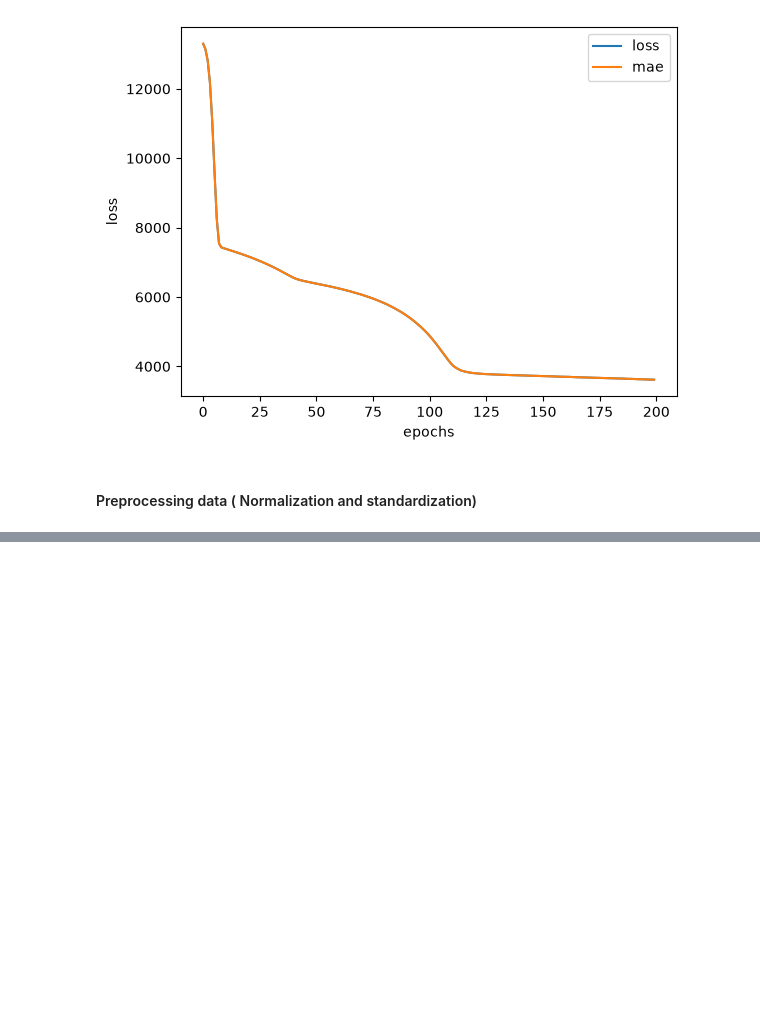
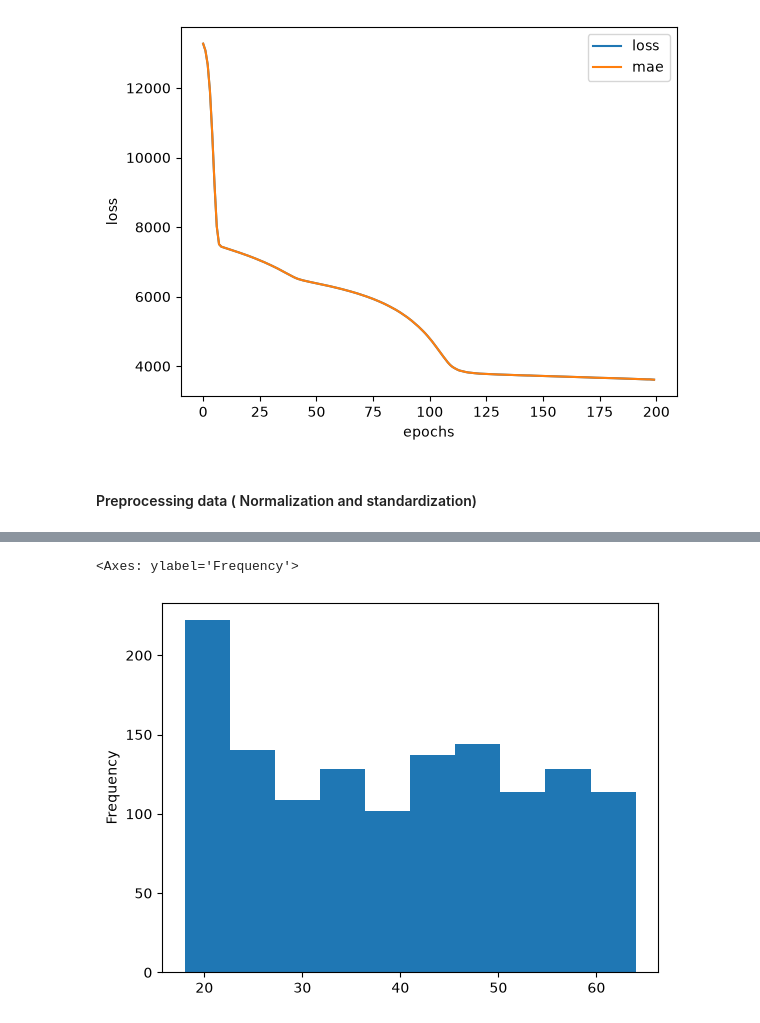
Before and after one commit to PALAKKKAGARWAL/TensorFlow, a Jupyter notebook: example1.ipynb, the cells around one changed output, grey strips where cells are left out. Saved outputs shown, nothing was run; the diff lists cells and outputs as text; code cells hidden in the pictures; blank space fills up the shorter version.

```diff
--- a/example1.ipynb
+++ b/example1.ipynb
@@ -198,0 +220,5 @@ Text(0.5, 0, 'epochs')
+# %%
+X["age"].plot(kind="hist")
+# %% [output]
+<Axes: ylabel='Frequency'>
+[figure, added]
```
Also changed, not shown: parts of 26 cells of this notebook.
